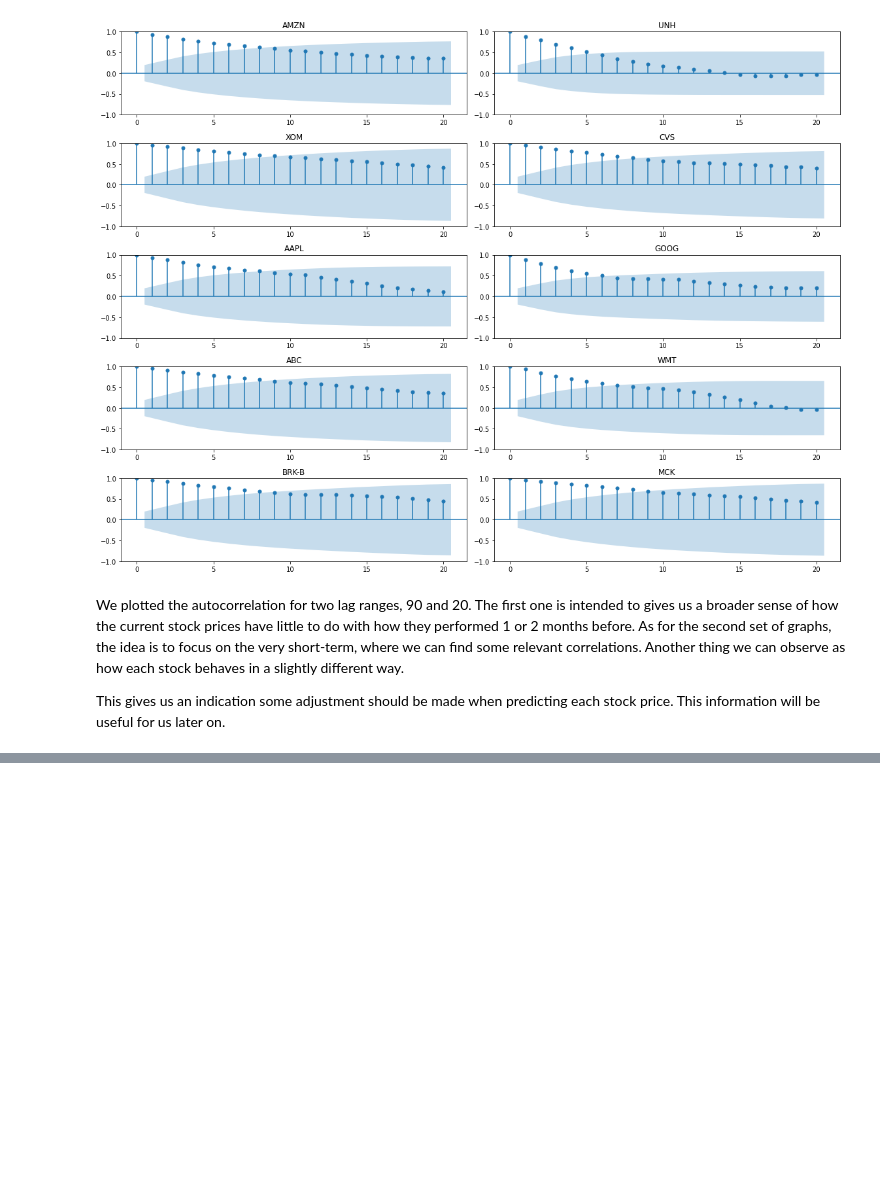
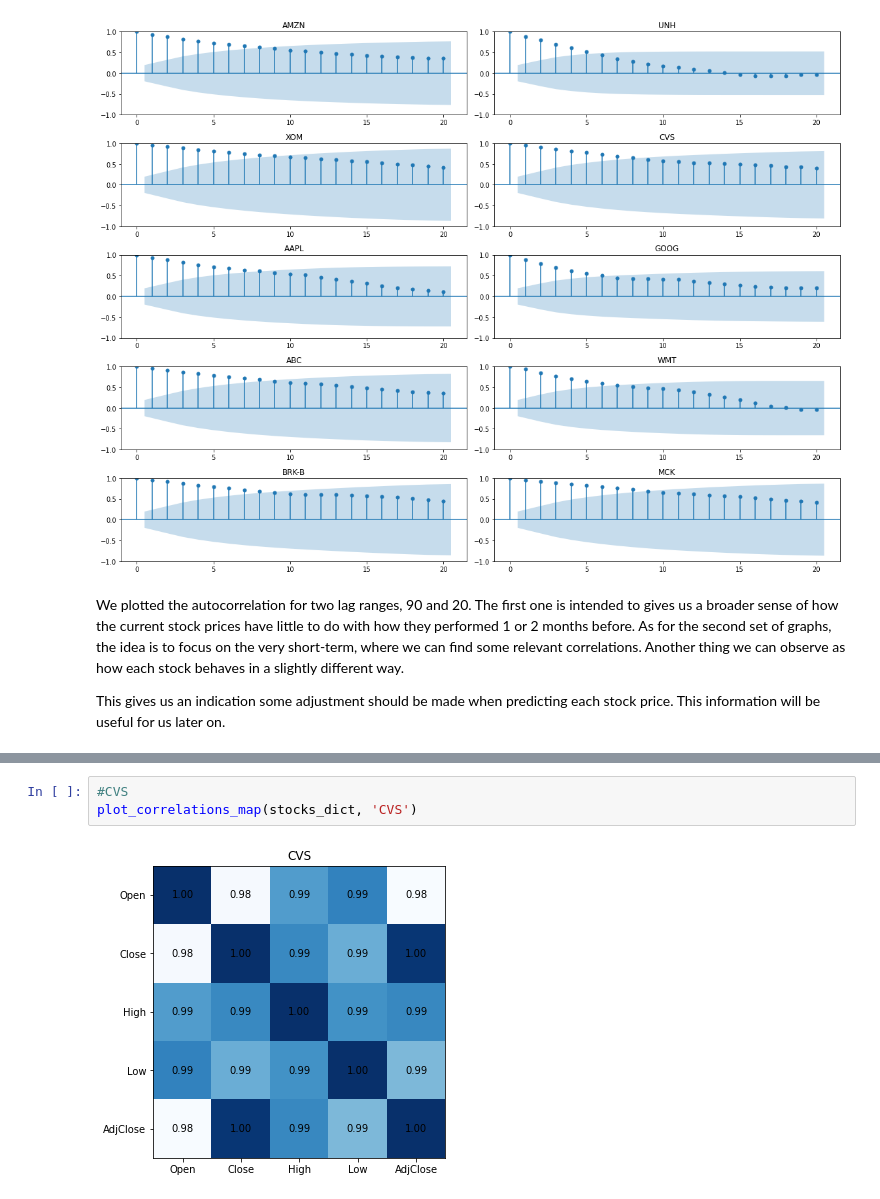
Before and after one commit to epdrumond/stock_prediction_pipeline, a Jupyter notebook: investigating_stock_prices.ipynb, the cells around one changed output, grey strips where cells are left out. Cells and saved outputs as stored; diff of their text form; blank space fills up the shorter version.

```diff
--- a/investigating_stock_prices.ipynb
+++ b/investigating_stock_prices.ipynb
@@ -211,0 +256,5 @@ This gives us an indication some adjustment should be made when predicting each
+# %%
+#CVS
+plot_correlations_map(stocks_dict, 'CVS')
+# %% [output]
+[figure, added]
```
Also changed, not shown: parts of 31 cells of this notebook.
